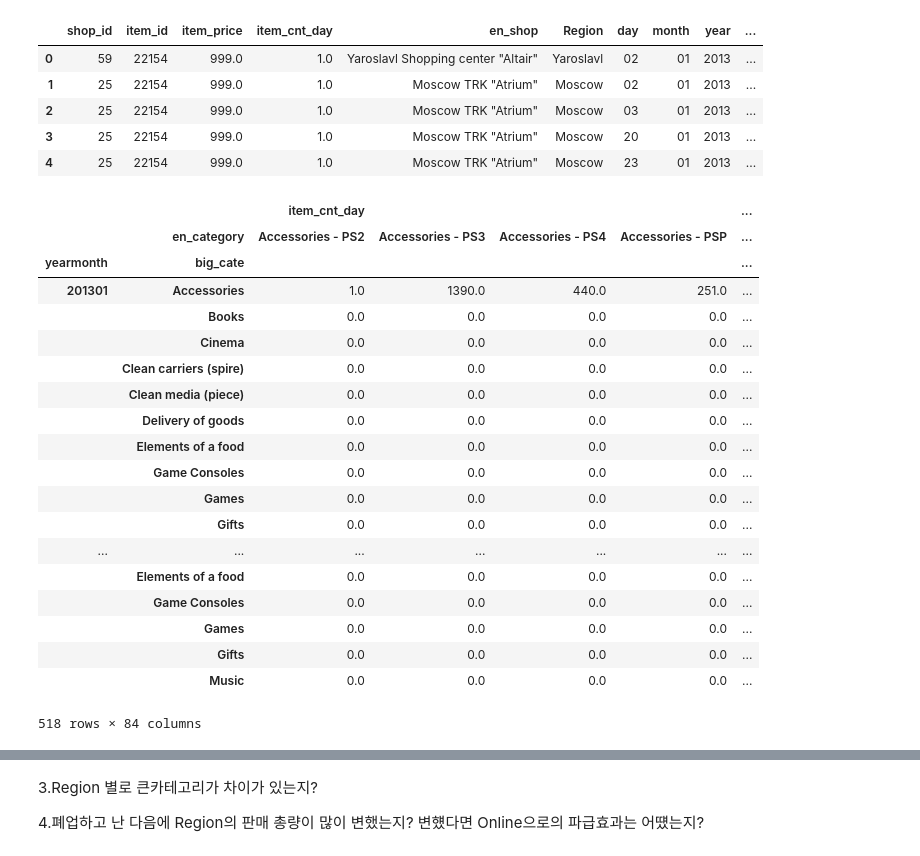
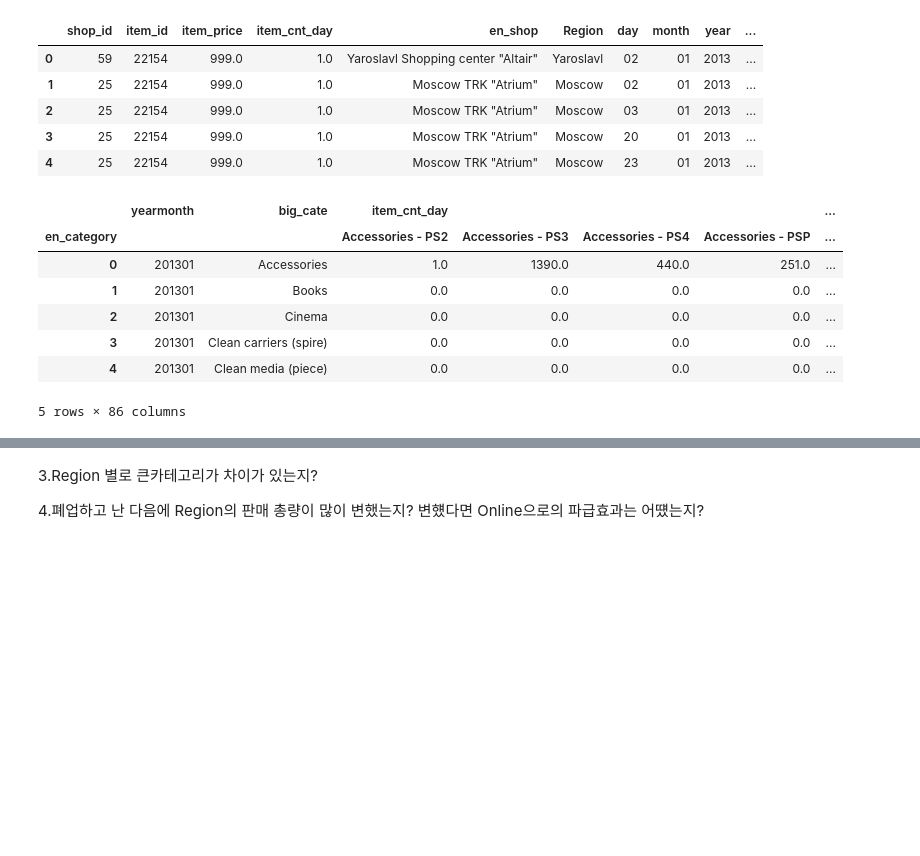
Before and after one commit to choiseokkyu/kaggle_future_sales, a Jupyter notebook: preprocessing/future_sales.ipynb, the cells around one changed output, grey strips where cells are left out. Saved outputs shown, nothing was run; the diff lists cells and outputs as text; code cells hidden in the pictures; blank space fills up the shorter version.

```diff
--- a/preprocessing/future_sales.ipynb
+++ b/preprocessing/future_sales.ipynb
@@ -452,26 +452,15 @@ pre_data_with_cate.head()
 | 4 | 25 | 22154 | 999.0 | 1.0 | Moscow TRK "Atrium" | Moscow | 23 | 01 | 2013 | ... |
 # %%
 ak2 = DataFrame(pre_data_with_cate.groupby(["yearmonth", "big_cate", "en_category"])["item_cnt_day"].sum())
-ak2.unstack().fillna(0)
+ak2 = ak2.unstack().fillna(0).reset_index()
+ak2.head()
 # %% [output]
-|  |  | item_cnt_day |  |  |  | ... |
-|  | en_category | Accessories - PS2 | Accessories - PS3 | Accessories - PS4 | Accessories - PSP | ... |
-| yearmonth | big_cate |  |  |  |  | ... |
-| 201301 | Accessories | 1.0 | 1390.0 | 440.0 | 251.0 | ... |
-|  | Books | 0.0 | 0.0 | 0.0 | 0.0 | ... |
-|  | Cinema | 0.0 | 0.0 | 0.0 | 0.0 | ... |
-|  | Clean carriers (spire) | 0.0 | 0.0 | 0.0 | 0.0 | ... |
-|  | Clean media (piece) | 0.0 | 0.0 | 0.0 | 0.0 | ... |
-|  | Delivery of goods | 0.0 | 0.0 | 0.0 | 0.0 | ... |
-|  | Elements of a food | 0.0 | 0.0 | 0.0 | 0.0 | ... |
-|  | Game Consoles | 0.0 | 0.0 | 0.0 | 0.0 | ... |
-|  | Games | 0.0 | 0.0 | 0.0 | 0.0 | ... |
-|  | Gifts | 0.0 | 0.0 | 0.0 | 0.0 | ... |
-| ... | ... | ... | ... | ... | ... | ... |
-|  | Elements of a food | 0.0 | 0.0 | 0.0 | 0.0 | ... |
-|  | Game Consoles | 0.0 | 0.0 | 0.0 | 0.0 | ... |
-|  | Games | 0.0 | 0.0 | 0.0 | 0.0 | ... |
-|  | Gifts | 0.0 | 0.0 | 0.0 | 0.0 | ... |
-|  | Music | 0.0 | 0.0 | 0.0 | 0.0 | ... |
+|  | yearmonth | big_cate | item_cnt_day |  |  |  | ... |
+| en_category |  |  | Accessories - PS2 | Accessories - PS3 | Accessories - PS4 | Accessories - PSP | ... |
+| 0 | 201301 | Accessories | 1.0 | 1390.0 | 440.0 | 251.0 | ... |
+| 1 | 201301 | Books | 0.0 | 0.0 | 0.0 | 0.0 | ... |
+| 2 | 201301 | Cinema | 0.0 | 0.0 | 0.0 | 0.0 | ... |
+| 3 | 201301 | Clean carriers (spire) | 0.0 | 0.0 | 0.0 | 0.0 | ... |
+| 4 | 201301 | Clean media (piece) | 0.0 | 0.0 | 0.0 | 0.0 | ... |
-518 rows × 84 columns
+5 rows × 86 columns
 # %%
```
Also changed, not shown: parts of 5 cells of this notebook, 2 other files.
